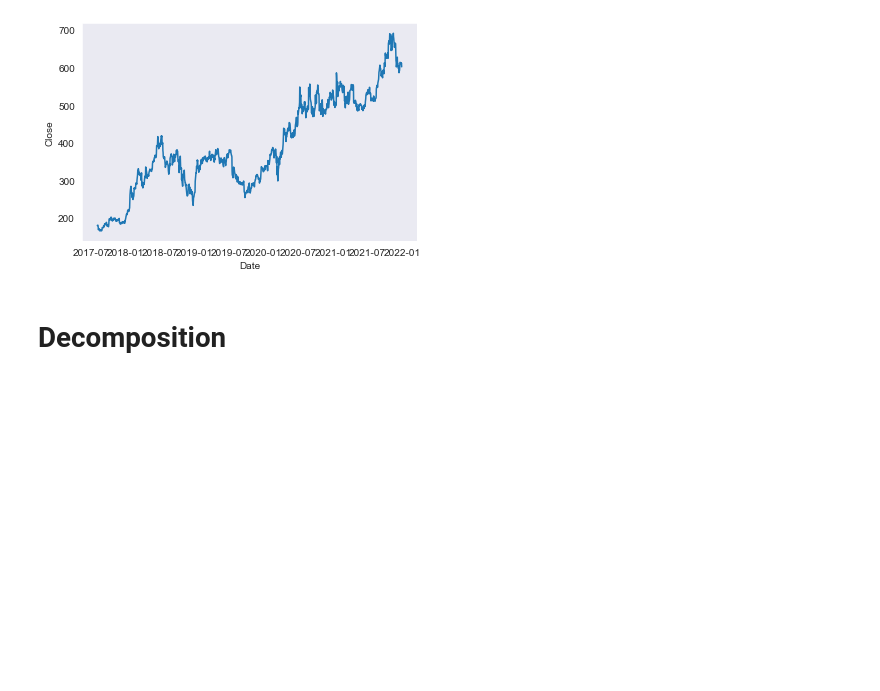
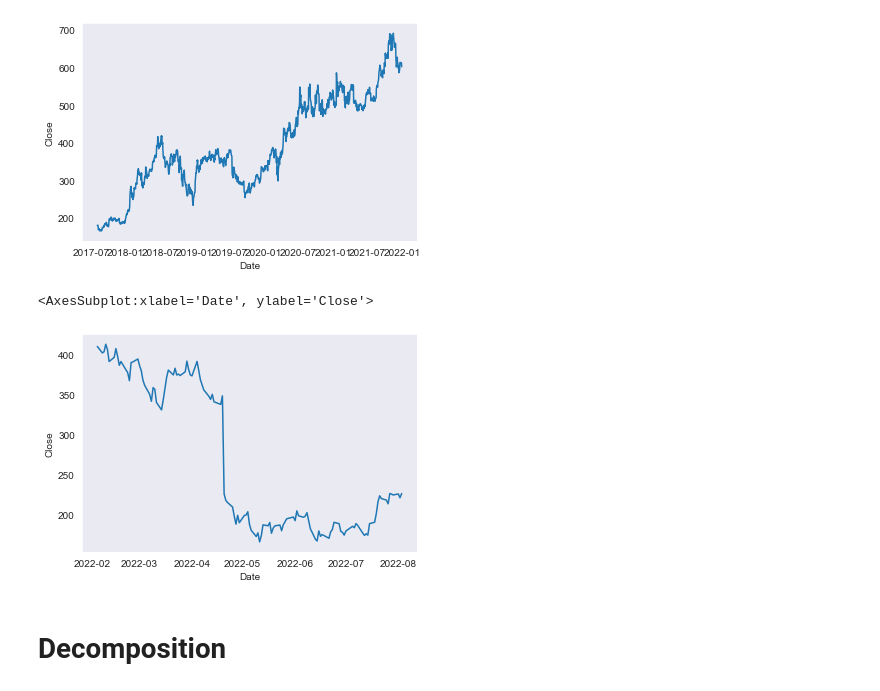
Before and after one commit to Velvox/lhl_capstone, a Jupyter notebook: notebooks/eda_stock.ipynb, the cells around one changed output. Cells and saved outputs as stored; diff of their text form; code cells hidden in the pictures; blank space fills up the shorter version.

```diff
--- a/notebooks/eda_stock.ipynb
+++ b/notebooks/eda_stock.ipynb
@@ -90,7 +91,7 @@ There's clearly things happening in the past year that we can't predict with the
 Let's take a more normal trend as a baseline, and see if we can improve performance on
 this abnormal data with more features later.
 # %%
-five_yr_stock = pd.read_csv('../data/NFLX_5year.csv')
+five_yr_stock = pd.read_csv('../data/stock/NFLX_5year.csv')
 five_yr_stock.set_index('Date', inplace=True)
 five_yr_stock.index = pd.to_datetime(five_yr_stock.index)
 five_yr_stock.head()
@@ -143,10 +144,16 @@ type(five_close.index)
 pandas.core.indexes.datetimes.DatetimeIndex
 # %%
 # We will start not considering 2022 data for our baseline
-five_close = five_close.loc[:'2022-01-01']
-sns.lineplot(data=five_close)
+main_price = five_close.loc[:'2022-01-01']
+sns.lineplot(data=main_price)
 # %% [output]
 <AxesSubplot:xlabel='Date', ylabel='Close'>
 [figure]
+# %%
+sixmo = five_close.loc['2022-02-04':]
+sns.lineplot(data=sixmo)
+# %% [output]
+<AxesSubplot:xlabel='Date', ylabel='Close'>
+[figure, added]
 # %% [markdown]
 # Decomposition
```
Also changed, not shown: parts of 9 cells of this notebook, 12 other files.
